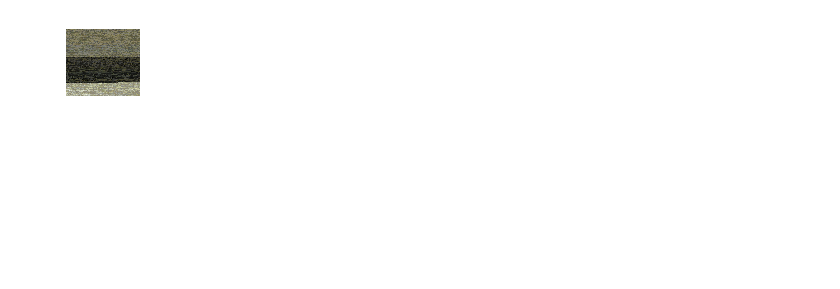
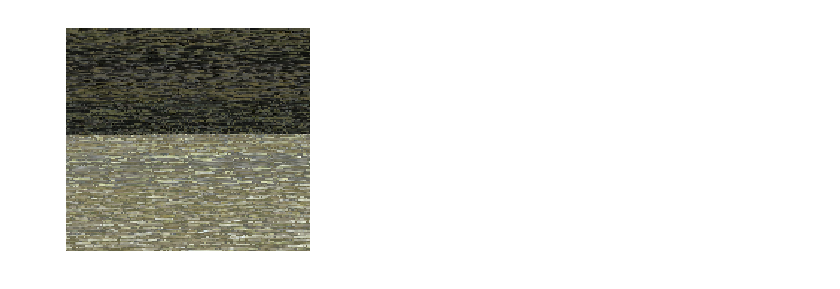
Before and after one commit to haiwangyang/PATTERNrecog, a Jupyter notebook: PATTERNrecog/pattern_recognition_sklearn.ipynb, the cells around one changed output. Cells and saved outputs as stored; diff of their text form; code cells hidden in the pictures; blank space fills up the shorter version.

```diff
--- a/PATTERNrecog/pattern_recognition_sklearn.ipynb
+++ b/PATTERNrecog/pattern_recognition_sklearn.ipynb
@@ -57,25 +46,25 @@ show_image(img)
 # %%
 # transform image to a 2D numpy array.
 w, h, d = original_shape = tuple(img.shape)
 assert d == 3
 img2d = np.reshape(img, (w * h, d))
+
+# kmean
+n_colors = 2
+kmeans = KMeans(n_clusters=n_colors)
+kmeans.fit(img2d)
+
+values = kmeans.cluster_centers_.squeeze()
+labels = kmeans.labels_
+
+df_img2d_w_cluster = pd.DataFrame(img2d, columns=("r", "g", "b"))
+df_img2d_w_cluster['cluster'] = labels
+
+
+img2dk_w_cluster_sorted = df_img2d_w_cluster.sort_values(by=['cluster'])[['r', 'g', 'b']].values
+show_image(img2dk_w_cluster_sorted.reshape((w, h, d)))
+# %% [output]
+[figure, added]
-# %%
-# kmean
-n_colors = 3
-kmeans = KMeans(n_clusters=n_colors)
-kmeans.fit(img2d)
-
-values = kmeans.cluster_centers_.squeeze()
-labels = kmeans.labels_
-
-df_img2d_w_cluster = pd.DataFrame(img2d, columns=("r", "g", "b"))
-df_img2d_w_cluster['cluster'] = labels
-
-
-img2dk_w_cluster_sorted = df_img2d_w_cluster.sort_values(by=['cluster'])[['r', 'g', 'b']].values
-show_image(img2dk_w_cluster_sorted.reshape((w, h, d)))
-# %% [output]
-[figure, removed]
 # %%
 # find the average rgb each cluster
 dfg = df_img2d_w_cluster.groupby("cluster") \
```
Also changed, not shown: parts of 11 cells of this notebook, 1 other file.
